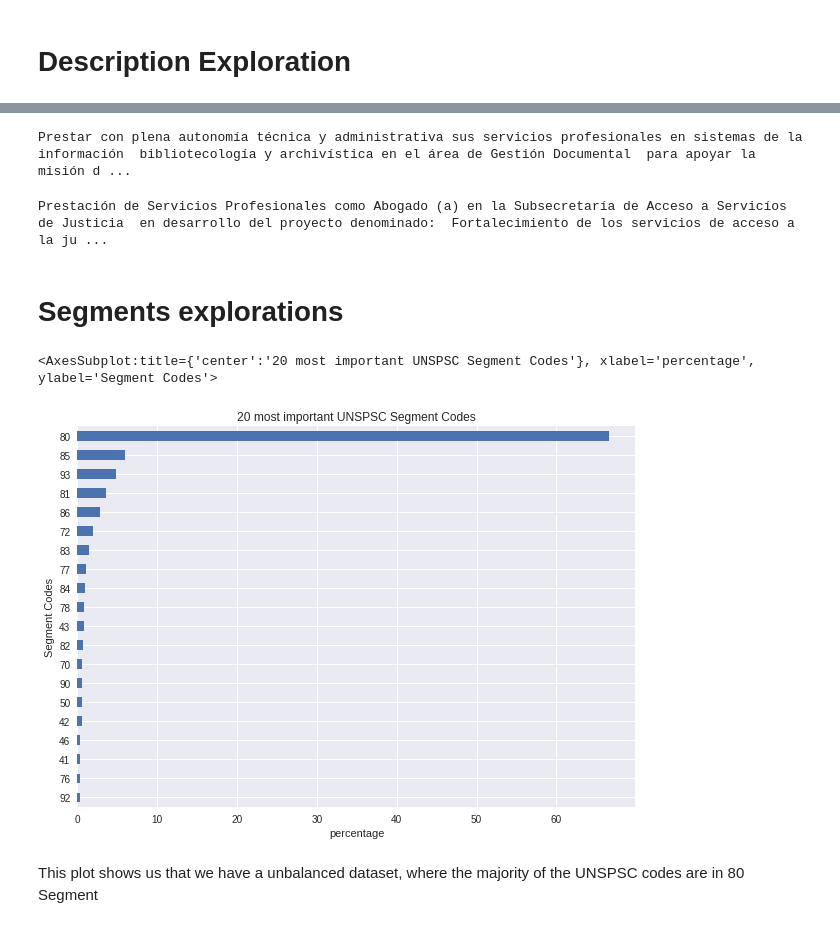
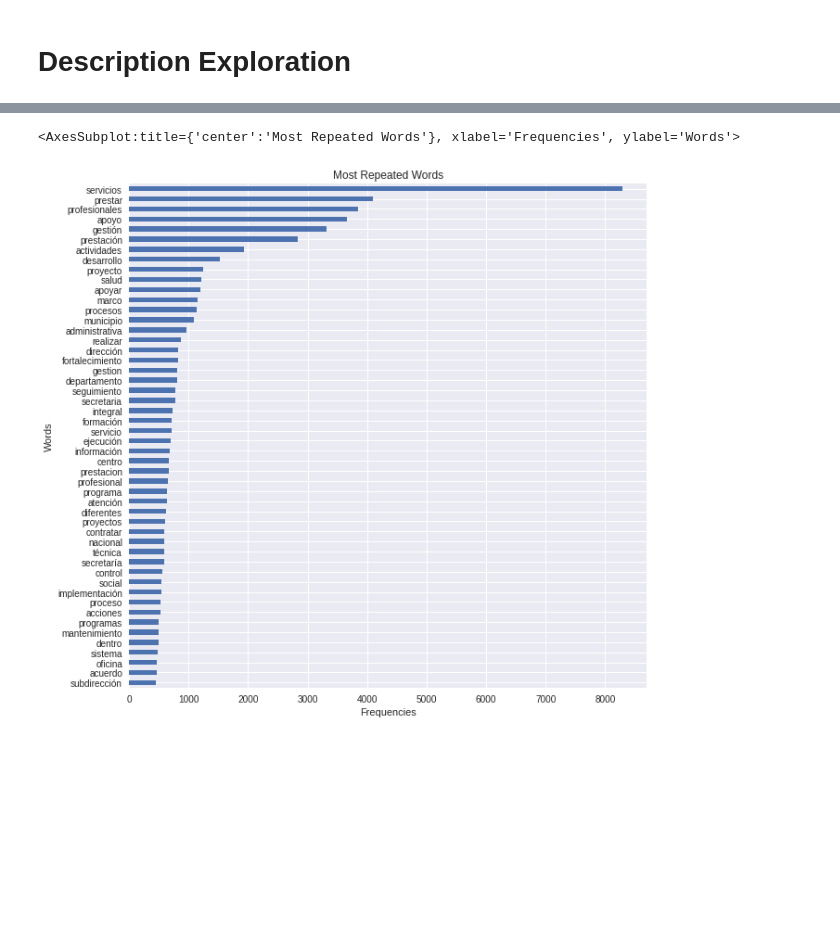
Before and after one commit to Dalperdomoe/compra_eficiente_unspsc_codes_nlp, a Jupyter notebook: notebooks/2.0-dape-data_exploration.ipynb, the cells around one changed output, grey strips where cells are left out. Drawn from its saved outputs; the diff is of its cells as text; code cells hidden in the pictures; blank space fills up the shorter version.

Commit message:
word frequency plots

```diff
--- a/notebooks/2.0-dape-data_exploration.ipynb
+++ b/notebooks/2.0-dape-data_exploration.ipynb
@@ -30,4 +36,8 @@ Index(['descripcion_del_proceso', 'codigo_de_categoria_principal'], dtype='objec
 | 2 | Censo_Economico_2021_SECGEN_BDMGN... | V1.80111500 |
 | 3 | PRESTAR SERVICIOS DE CARÁCTER TEM... | V1.80111600 |
 | 4 | AUNAR ESFUERZOS ENTRE EL DEPARTAM... | V1.72141003 |
+# %%
+#We'll use a sample of our dataset to reduce data allocation.
+
+df_sample = df_raw.sample(10000).reset_index().drop(columns='index')
 # %%
@@ -140,0 +221,27 @@ Here we can see that theres a lot of codes without a topic representation. So it
+# %%
+# Definimos los tokenizer y lemmatizer
+wpt = nltk.WordPunctTokenizer()
+lem = nltk.WordNetLemmatizer()
+
+# Descargamos las stopwords para inglés
+stop_words = nltk.corpus.stopwords.words('spanish')
+# Definimos la función de preprocesamiento
+def normalize_document(doc):
+    # Se convierten los téxtos a minúsculas
+    doc = doc.lower()
+    # Se eliminan caracteres especiales
+    doc = re.sub(r'[^a-zñàáâãäåèéêëìíîïòóôõöùúûüýÿ\s]', '', doc, re.I|re.A)
+    doc = doc.strip()
+    # Tokenizado de documento
+    tokens = wpt.tokenize(doc)
+    # Eliminación de stopwords
+    tokens = [token for token in tokens if token not in stop_words]
+    # Lematización
+    tokens = [lem.lemmatize(token) for token in tokens]
+    # Retornamos una versión filtrada del texto
+    doc = ' '.join(tokens)
+    return doc
+# Vectorización de la función
+normalize_corpus = np.vectorize(normalize_document)
+
+df_sample['normalize_description'] = df_sample.descripcion_del_proceso.apply(normalize_document)
@@ -177,21 +266,9 @@ sample_df
-# %%
-print(sample_df.loc[1, "descripcion_del_proceso"])
-# %% [output]
-Prestar con plena autonomía técnica y administrativa sus servicios profesionales en sistemas de la información  bibliotecología y archivística en el área de Gestión Documental  para apoyar la misión d ...
-# %%
-print(sample_df.loc[2, "descripcion_del_proceso"])
-# %% [output]
-Prestación de Servicios Profesionales como Abogado (a) en la Subsecretaría de Acceso a Servicíos de Justicia  en desarrollo del proyecto denominado:  Fortalecimiento de los servicios de acceso a la ju ...
-# %% [markdown]
-# Segments explorations
 # %%
-plt.figure(figsize=(10,7))
-plt.title('20 most important UNSPSC Segment Codes')
-plt.ylabel('Segment Codes')
-plt.xlabel('percentage')
-(100*df_raw.segment_code.value_counts(normalize=True)).iloc[:20].sort_values().plot(kind = 'barh')
+plt.figure(figsize=(10,10))
+plt.title('Most Repeated Words')
+plt.ylabel('Words')
+plt.xlabel('Frequencies')
+df_sample.normalize_description.str.split(expand=True).stack().value_counts().iloc[:50].sort_values().plot(kind = 'barh')
 # %% [output]
-<AxesSubplot:title={'center':'20 most important UNSPSC Segment Codes'}, xlabel='percentage', ylabel='Segment Codes'>
+<AxesSubplot:title={'center':'Most Repeated Words'}, xlabel='Frequencies', ylabel='Words'>
-[figure, old version]
+[figure, new version]
-# %% [markdown]
-This plot shows us that we have a unbalanced dataset, where the majority of the UNSPSC codes are in 80 Segment
```
Also changed, not shown: parts of 31 cells of this notebook.
